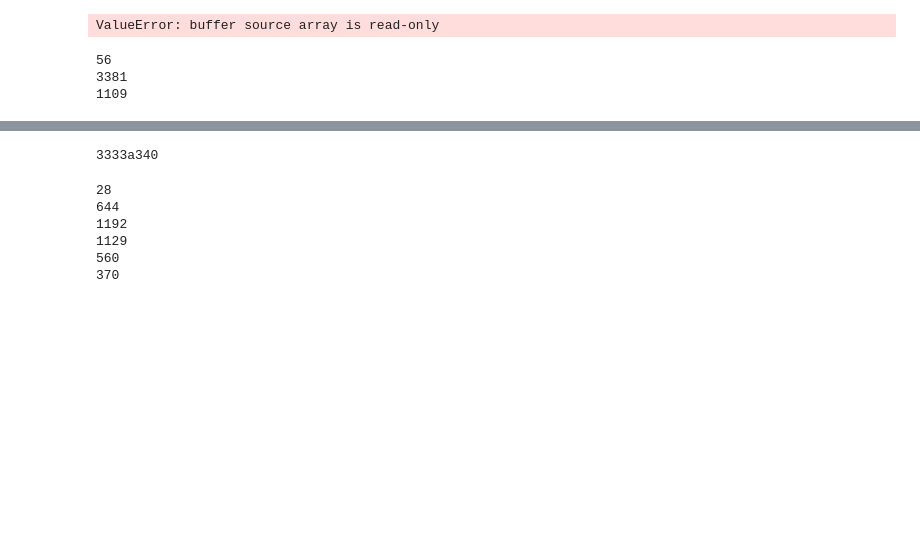
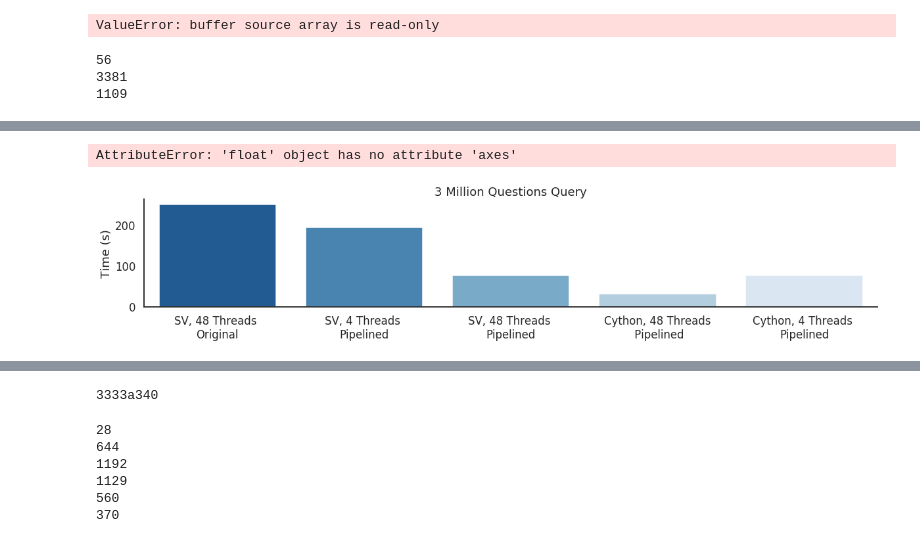
Before and after one commit to nealde/Insight, a Jupyter notebook: mvp/pipe_model.ipynb, the cells around one changed output, grey strips where cells are left out. Drawn from its saved outputs; the diff is of its cells as text; code cells hidden in the pictures; blank space fills up the shorter version.

```diff
--- a/mvp/pipe_model.ipynb
+++ b/mvp/pipe_model.ipynb
@@ -383,0 +590,28 @@ print(sys.getsizeof(gzip.compress(str(d[0]['features']).encode())))
+# %%
+import seaborn as sns
+sns.set(style="white", context="talk")
+
+# old_sv_12 = [2.2, 1.9, 8, 108, 214, ] # time in seconds, 35 ops / second
+# old_sv_24 = [2.2, 1.9, 7, 90, 162, 263] # time in seconds, 45k ops / s
+# old_sv_48 = [2.2, 1.9, 8, 70, 155, 225 ] # time in seconds,
+x = [0,1,2,3,4] #,5] #,6]
+y = [250, 194, 76, 32, 76] #, 70, ]
+xlabels = ['SV, 48 Threads \nOriginal','SV, 4 Threads \nPipelined','SV, 48 Threads \nPipelined','Cython, 48 Threads\n Pipelined', 'Cython, 4 Threads \nPipelined',
+          ] #'Cython, 6 Threads \n (t2.medium)','SV, 6 Threads \n (t2.medium)']
+#plt.bar(x,y)
+# sns.barplot(x=x, y=old_sv_12, palette="deep")
+# sns.barplot(x=x, y=old_sv_24, palette="deep")
+plt.figure(figsize=(20,3))
+# sns.barplot(x=x, y=old_sv_48, palette="rocket")
+# time_48 = [2, 2.5, 4.5, 52, 99, 165] # time in seconds, ~82k ops/s
+# time_cy_48 = [1.6, 1.0, 1.7, 11.5, 20, 32] # ~240k ops/s
+sns.barplot(x=x, y=y, palette="Blues_r")
+plt.ylabel("Time (s)")
+plt.title("3 Million Questions Query")
+plt.xticks(x, xlabels)
+sns.despine(bottom=False)
+plt.setp(f.axes, yticks=[])
+plt.tight_layout(h_pad=2)
+# %% [output]
+AttributeError: 'float' object has no attribute 'axes'
+[figure, added]
```
Also changed, not shown: parts of 29 cells of this notebook, 8 other files.
